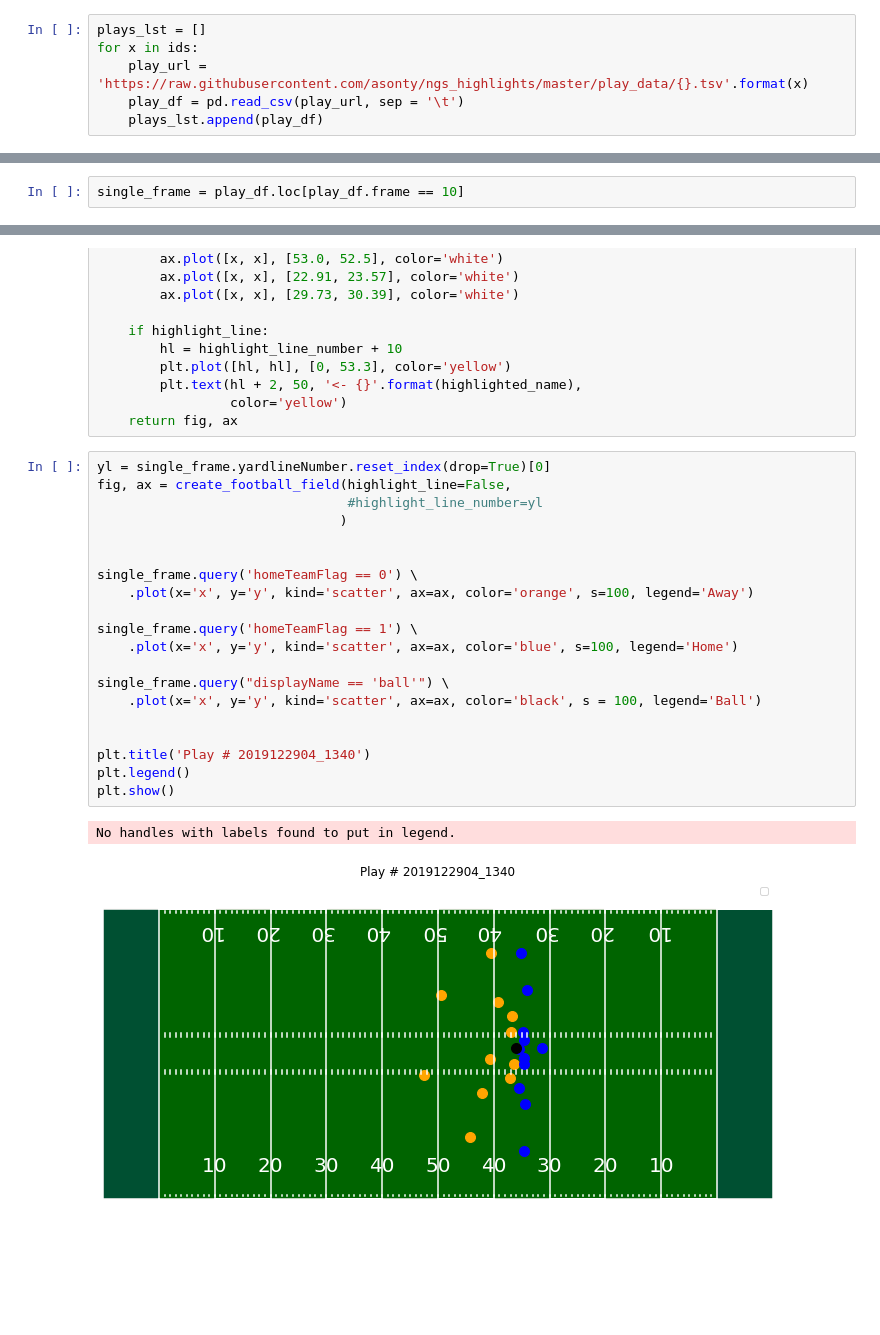
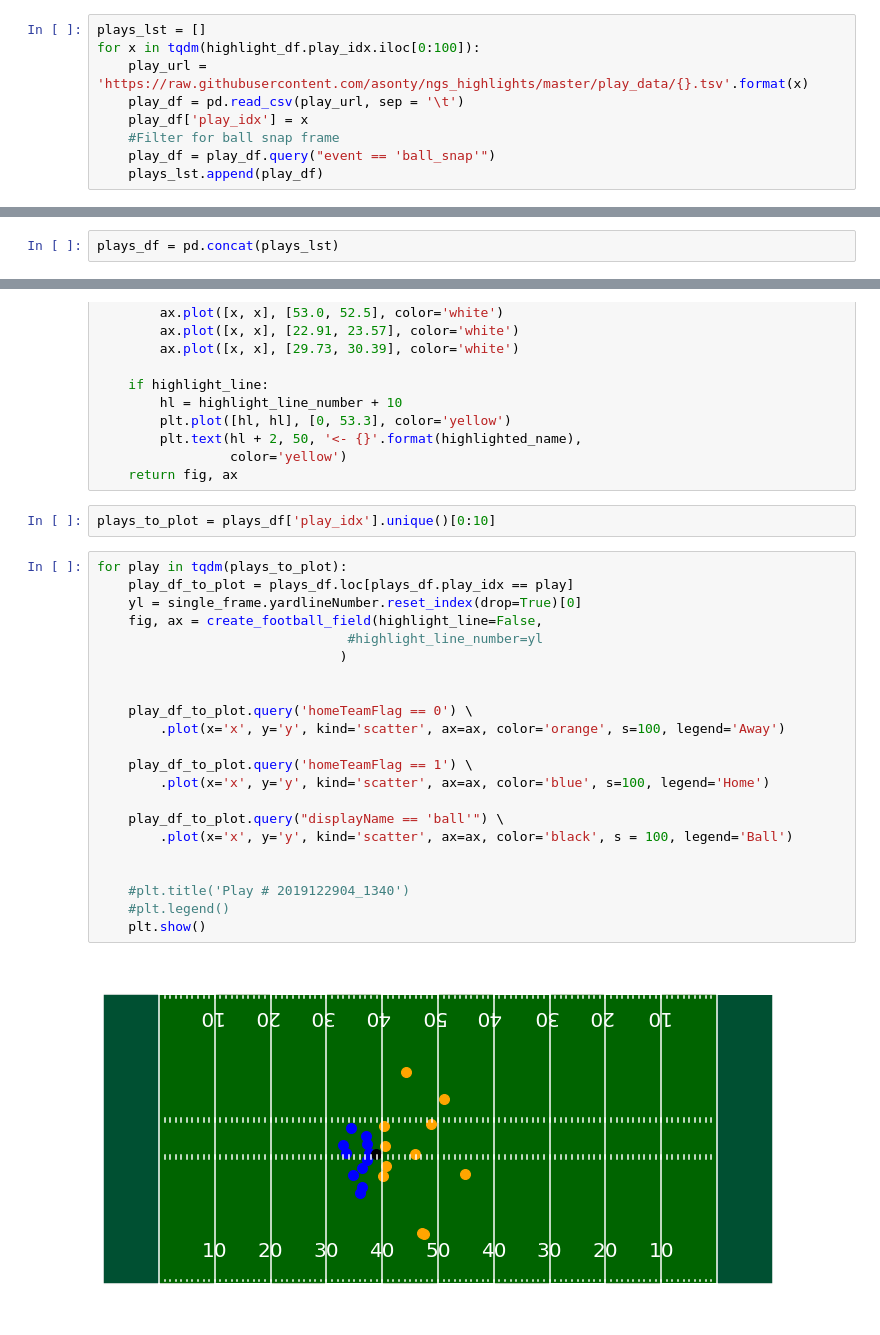
Before and after one commit to mtodisco10/fball_analytics, a Jupyter notebook: MessingAroundWithNFLTrackingData.ipynb, the cells around one changed output, grey strips where cells are left out. Saved outputs shown, nothing was run; the diff lists cells and outputs as text; blank space fills up the shorter version.

Commit message:
plotting ball snap for multiple plays

```diff
--- a/MessingAroundWithNFLTrackingData.ipynb
+++ b/MessingAroundWithNFLTrackingData.ipynb
@@ -28,6 +33,9 @@ ids = ['2019_WAS_2019100609_431',
 # %%
 plays_lst = []
-for x in ids:
+for x in tqdm(highlight_df.play_idx.iloc[0:100]):
     play_url = 'https://raw.githubusercontent.com/asonty/ngs_highlights/master/play_data/{}.tsv'.format(x)
     play_df = pd.read_csv(play_url, sep = '\t')
+    play_df['play_idx'] = x
+    #Filter for ball snap frame
+    play_df = play_df.query("event == 'ball_snap'")
     plays_lst.append(play_df)
@@ -59,2 +41,0 @@ play_df = pd.read_csv(play_url, sep= '\t')
-# %%
-single_frame = play_df.loc[play_df.frame == 10]
@@ -76,0 +42,2 @@ plt.scatter(player_play_df.x, player_play_df.y)
+# %%
+plays_df = pd.concat(plays_lst)
@@ -149,26 +136,29 @@ def create_football_field(linenumbers=True,
         plt.text(hl + 2, 50, '<- {}'.format(highlighted_name),
                  color='yellow')
     return fig, ax
+# %%
+plays_to_plot = plays_df['play_idx'].unique()[0:10]
 # %%
-yl = single_frame.yardlineNumber.reset_index(drop=True)[0]
-fig, ax = create_football_field(highlight_line=False,
+for play in tqdm(plays_to_plot):
+    play_df_to_plot = plays_df.loc[plays_df.play_idx == play]
+    yl = single_frame.yardlineNumber.reset_index(drop=True)[0]
+    fig, ax = create_football_field(highlight_line=False,
                                 #highlight_line_number=yl
                                )
 
 
-single_frame.query('homeTeamFlag == 0') \
-    .plot(x='x', y='y', kind='scatter', ax=ax, color='orange', s=100, legend='Away')
+    play_df_to_plot.query('homeTeamFlag == 0') \
+        .plot(x='x', y='y', kind='scatter', ax=ax, color='orange', s=100, legend='Away')
 
-single_frame.query('homeTeamFlag == 1') \
-    .plot(x='x', y='y', kind='scatter', ax=ax, color='blue', s=100, legend='Home')
+    play_df_to_plot.query('homeTeamFlag == 1') \
+        .plot(x='x', y='y', kind='scatter', ax=ax, color='blue', s=100, legend='Home')
 
-single_frame.query("displayName == 'ball'") \
-    .plot(x='x', y='y', kind='scatter', ax=ax, color='black', s = 100, legend='Ball')
+    play_df_to_plot.query("displayName == 'ball'") \
+        .plot(x='x', y='y', kind='scatter', ax=ax, color='black', s = 100, legend='Ball')
 
 
-plt.title('Play # 2019122904_1340')
-plt.legend()
-plt.show()
+    #plt.title('Play # 2019122904_1340')
+    #plt.legend()
+    plt.show()
 # %% [output]
-No handles with labels found to put in legend.
-[figure, old version]
+[figure, new version]
```
Also changed, not shown: parts of 14 cells of this notebook.
